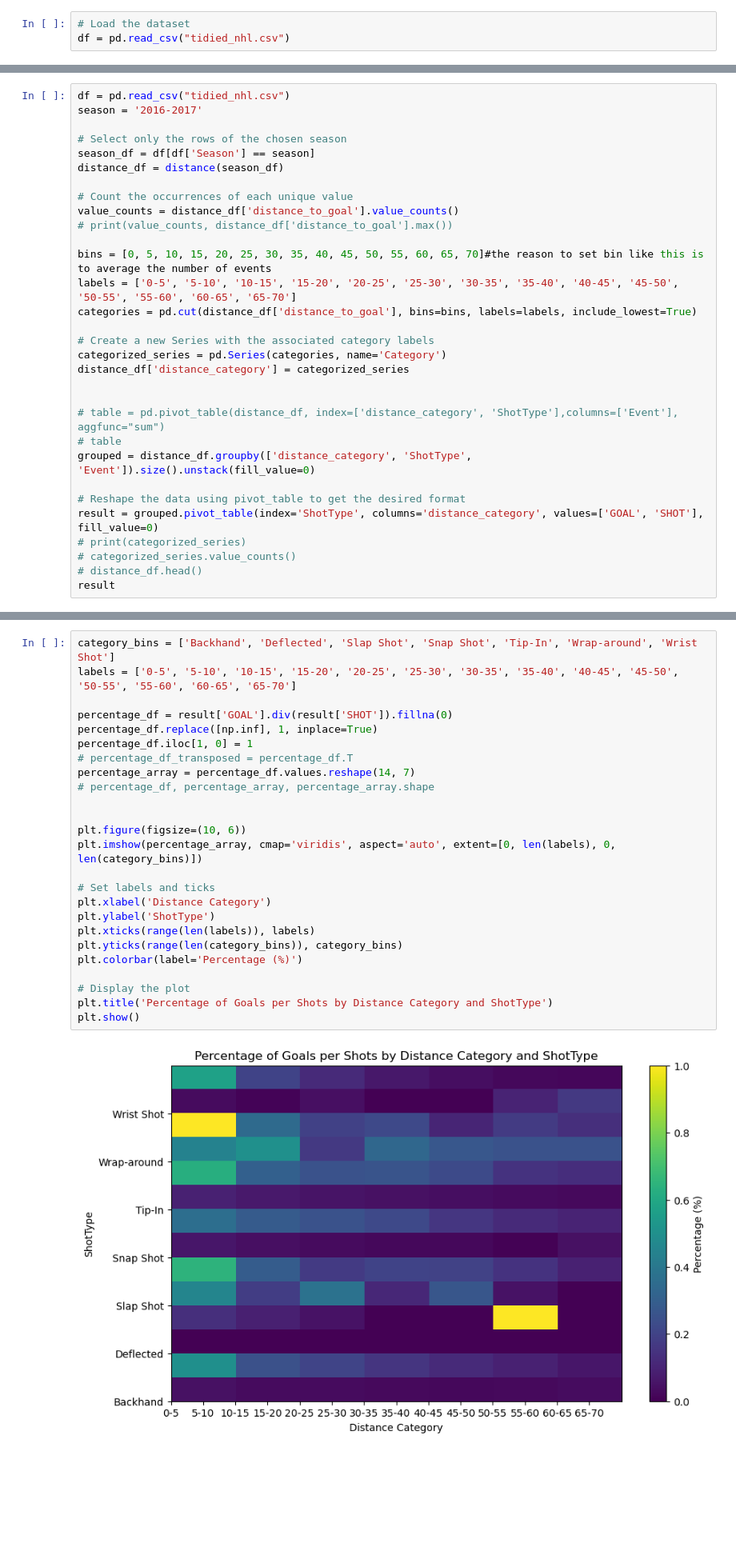
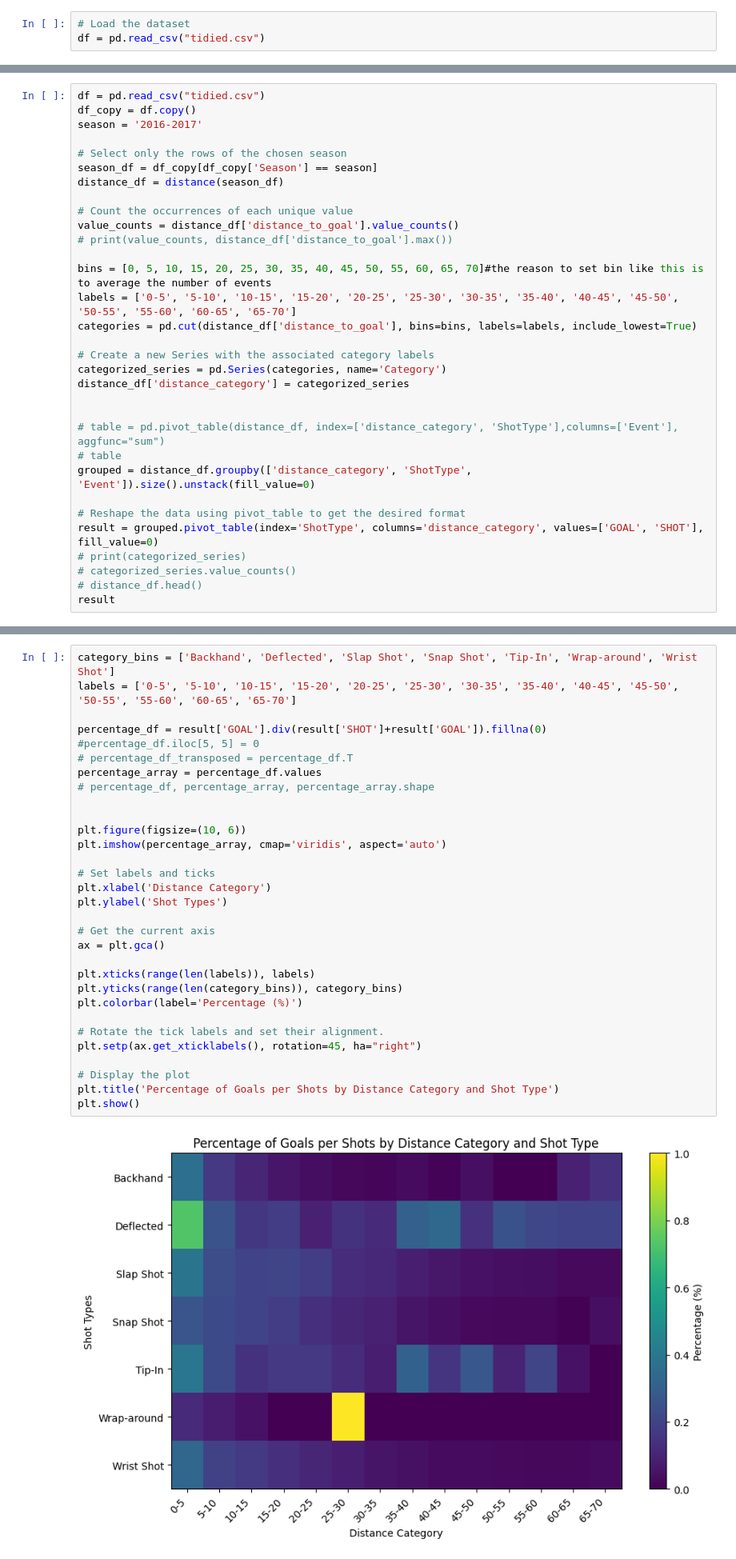
Before and after one commit to miloshdevic/NHL_analytics, a Jupyter notebook: simple_visualizations.ipynb, the cells around one changed output, grey strips where cells are left out. Shown: that part at 80% size. Drawn from its saved outputs; the diff is of its cells as text; blank space fills up the shorter version.

Commit message:
adjusted the heatmap

```diff
--- a/simple_visualizations.ipynb
+++ b/simple_visualizations.ipynb
@@ -9,7 +9,7 @@ import numpy as np
 import seaborn as sns
 # %%
 # Load the dataset
-df = pd.read_csv("tidied_nhl.csv")
+df = pd.read_csv("tidied.csv")
 # %% [markdown]
 # Comparing Shot Types and Goal Conversion for a Selected Season
 
@@ -146,11 +146,12 @@ plot_shot_goal_ratio_full(seasons)
 
 We will use a heatmap where the x-axis represents shot distance from the net, the y-axis represents different shot types (e.g., wrist shot, slapshot). The color intensity in each cell represents the goal percentage (# goals / # shots) for that combination of shot type and distance. Darker colors indicate higher goal percentages, while lighter colors indicate lower goal percentages.
 # %%
-df = pd.read_csv("tidied_nhl.csv")
+df = pd.read_csv("tidied.csv")
+df_copy = df.copy()
 season = '2016-2017'
 
 # Select only the rows of the chosen season
-season_df = df[df['Season'] == season]
+season_df = df_copy[df_copy['Season'] == season]
 distance_df = distance(season_df)
 
 # Count the occurrences of each unique value
@@ -232,27 +251,33 @@ for i in range(len(percentage_array)):
 # %%
 category_bins = ['Backhand', 'Deflected', 'Slap Shot', 'Snap Shot', 'Tip-In', 'Wrap-around', 'Wrist Shot']
 labels = ['0-5', '5-10', '10-15', '15-20', '20-25', '25-30', '30-35', '35-40', '40-45', '45-50', '50-55', '55-60', '60-65', '65-70']
 
-percentage_df = result['GOAL'].div(result['SHOT']).fillna(0)
-percentage_df.replace([np.inf], 1, inplace=True)
-percentage_df.iloc[1, 0] = 1
+percentage_df = result['GOAL'].div(result['SHOT']+result['GOAL']).fillna(0)
+#percentage_df.iloc[5, 5] = 0
 # percentage_df_transposed = percentage_df.T
-percentage_array = percentage_df.values.reshape(14, 7)
+percentage_array = percentage_df.values
 # percentage_df, percentage_array, percentage_array.shape
 
 
 plt.figure(figsize=(10, 6))
-plt.imshow(percentage_array, cmap='viridis', aspect='auto', extent=[0, len(labels), 0, len(category_bins)])
+plt.imshow(percentage_array, cmap='viridis', aspect='auto')
 
 # Set labels and ticks
 plt.xlabel('Distance Category')
-plt.ylabel('ShotType')
+plt.ylabel('Shot Types')
+
+# Get the current axis
+ax = plt.gca()
+
 plt.xticks(range(len(labels)), labels)
 plt.yticks(range(len(category_bins)), category_bins)
 plt.colorbar(label='Percentage (%)')
 
+# Rotate the tick labels and set their alignment.
+plt.setp(ax.get_xticklabels(), rotation=45, ha="right")
+
 # Display the plot
-plt.title('Percentage of Goals per Shots by Distance Category and ShotType')
+plt.title('Percentage of Goals per Shots by Distance Category and Shot Type')
 plt.show()
 # %% [output]
-[figure, old version]
+[figure, new version]
```
Also changed, not shown: parts of 2 cells of this notebook.
